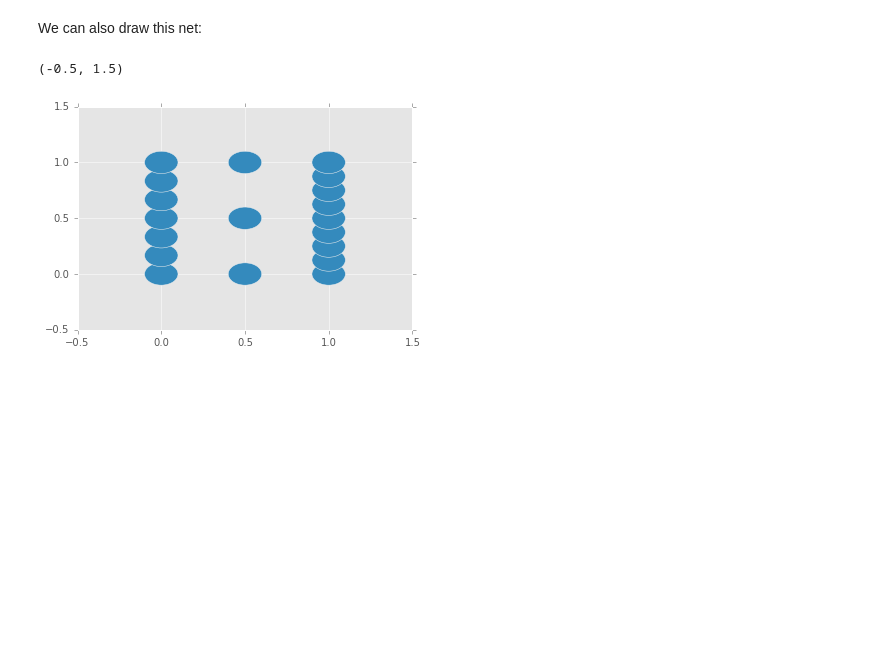
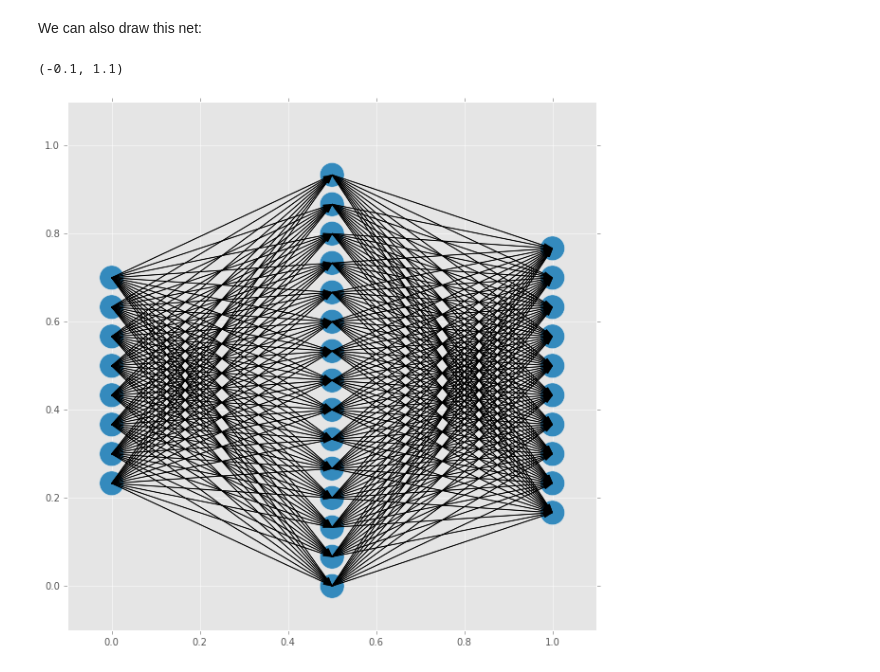
Before and after one commit to flothesof/neural-networks-and-deep-learning, a Jupyter notebook: notebooks/20170106_chapter1.ipynb, the cells around one changed output. Drawn from its saved outputs; the diff is of its cells as text; code cells hidden in the pictures; blank space fills up the shorter version.

```diff
--- a/notebooks/20170106_chapter1.ipynb
+++ b/notebooks/20170106_chapter1.ipynb
@@ -17,3 +20,5 @@ net = Network((7, 3, 9))
+# %%
+net = Network((8, 15, 10))
 # %%
 net.sizes
 # %% [output]
@@ -75,22 +88,41 @@ import matplotlib.pyplot as plt
 plt.style.use('ggplot')
 # %%
 %matplotlib inline
-# %%
-def draw(net):
-    "Draws a neural network using circles."
-    radius = 0.1
-    for ind, layer in enumerate(net.sizes):
-        x = np.linspace(0, 1, num=net.num_layers)[ind]
-        for y in np.linspace(0, 1, num=layer):
-            plt.gca().add_artist(plt.Circle((x, y), radius=radius))
+# %%
+def draw(net):
+    "Draws a neural network using circles."
+
+    max_layer_size = max(net.sizes)
+    y_step = 1 / max_layer_size
+    radius = y_step * 5/6 / 2
+    # create neurons
+    neurons = []
+    for ind, layer in enumerate(net.sizes):
+        x = np.linspace(0, 1, num=net.num_layers)[ind]
+        y_coords = (np.arange(0, layer) - layer / 2)* y_step + 0.5
+        neurons.append([(x, y) for y in y_coords])
+
+    # plot neurons
+    for neuron_layer in neurons:
+        for x,y in neuron_layer:
+            plt.gca().add_artist(plt.Circle((x, y), radius=radius))
+
+    # plot connections
+    for origin_layer, end_layer in zip(neurons[:-1], neurons[1:]):
+        for start in origin_layer:
+            for end in end_layer:
+                x, y = start
+                dx, dy = np.array(end) - np.array(start)
+                plt.arrow(x, y, dx, dy, color='k', head_width=0.01, head_length=0.02, length_includes_head=True)
 # %%
-plt.figure()
+plt.figure(figsize=(10, 10))
 draw(net)
-plt.xlim(-0.5, 1.5)
-plt.ylim(-0.5, 1.5)
+plt.xlim(-0.1, 1.1)
+plt.ylim(-0.1, 1.1)
+#plt.axis('off')
 # %% [output]
-(-0.5, 1.5)
+(-0.1, 1.1)
-[figure, old version]
+[figure, new version]
 # %%
 def sigmoid(z):
     return 1.0/(1.0+np.exp(-z))
```
Also changed, not shown: parts of 75 cells of this notebook, 3 other files.
